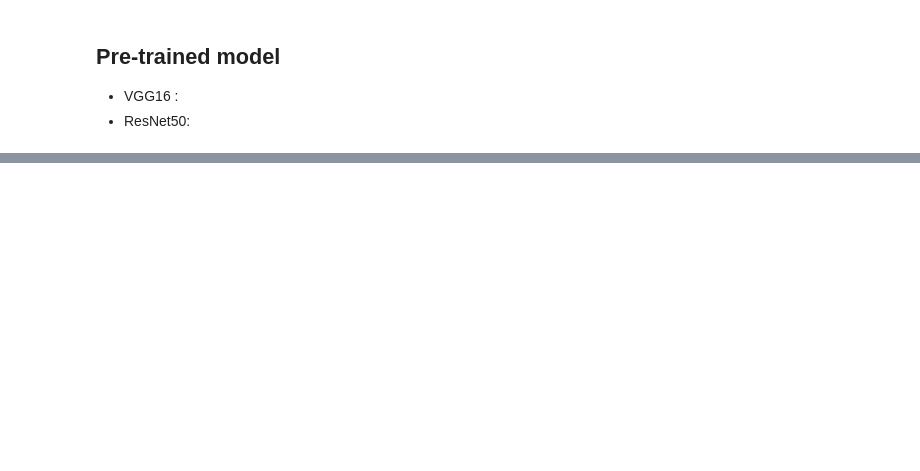
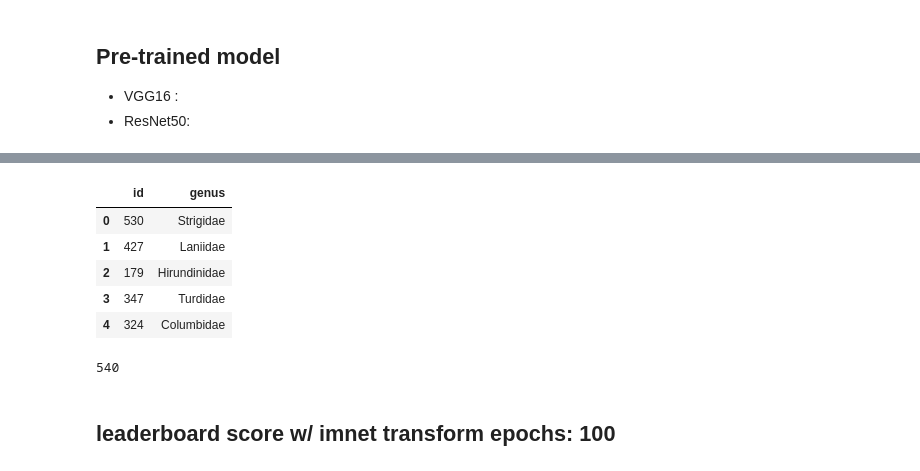
Before and after one commit to irregular6612/Bird-Genus-Multi-class-Image-Classification, a Jupyter notebook: test2.ipynb, the cells around one changed output, grey strips where cells are left out. Drawn from its saved outputs; the diff is of its cells as text; code cells hidden in the pictures; blank space fills up the shorter version.

Commit message:
compare transforms

```diff
--- a/test2.ipynb
+++ b/test2.ipynb
@@ -802,20 +791,17 @@ TypeError: object of type 'numpy.int64' has no len()
 # %%
 # load model torch version
 model = resnet34
-model_path = "./checkpoints/pre-trained_241126-093510_total_aug.pth!!"
+model_path = "./checkpoints/pre-trained_241128-205917.pth"
 best_model_weight = torch.load(model_path, weights_only=True)
 model.load_state_dict(best_model_weight)
 model.to(device)
 model.eval()
 with torch.no_grad():
-    for validation_item in validation_loader:
-        print(validation_item[0].shape, validation_item[1].shape)
-        preds = model(validation_item[0].to(device))
-        loss = loss_fn(preds, validation_item[1].to(device))
+    for test_item in test_loader:
+        print(test_item[0].shape)
+        preds = model(test_item[0].to(device))
+        #loss = loss_fn(preds, test_item[1].to(device))
         outputs_idx = torch.argmax(preds, dim=1)
-        corrects = (outputs_idx == validation_item[1].to(device)).sum().item()
-
-        val_acc = corrects / len(validation_loader.dataset)
-        print(val_acc)
-        break
+        #corrects = (outputs_idx == test_item[1].to(device)).sum().item()
+        print(outputs_idx)
 # %% [output]
@@ -826,0 +835,17 @@ submission_df.head()
+# %%
+submission_df['genus'] = target_encoder.inverse_transform(outputs_idx.cpu().numpy())
+submission_df.to_csv("./submission.csv", index=False)
+submission_df.head()
+# %% [output]
+|  | id | genus |
+| 0 | 530 | Strigidae |
+| 1 | 427 | Laniidae |
+| 2 | 179 | Hirundinidae |
+| 3 | 347 | Turdidae |
+| 4 | 324 | Columbidae |
+# %%
+len(submission_df)
+# %% [output]
+540
+# %% [markdown]
+## leaderboard score w/ imnet transform epochs: 100
```
Also changed, not shown: parts of 32 cells of this notebook, 15 other files.
